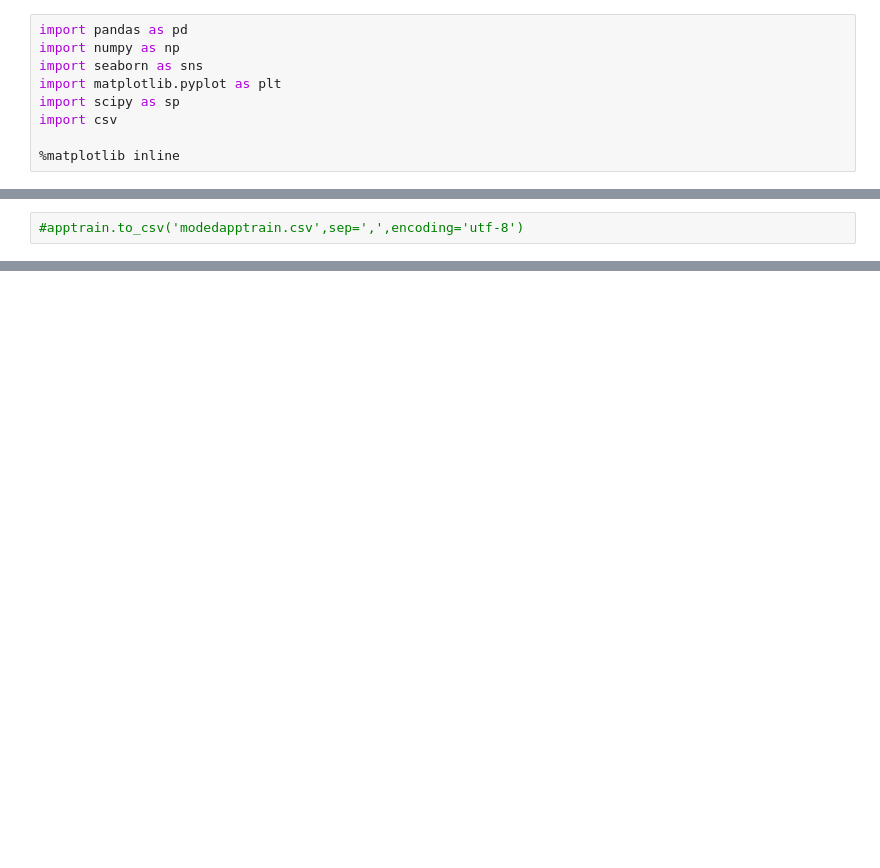
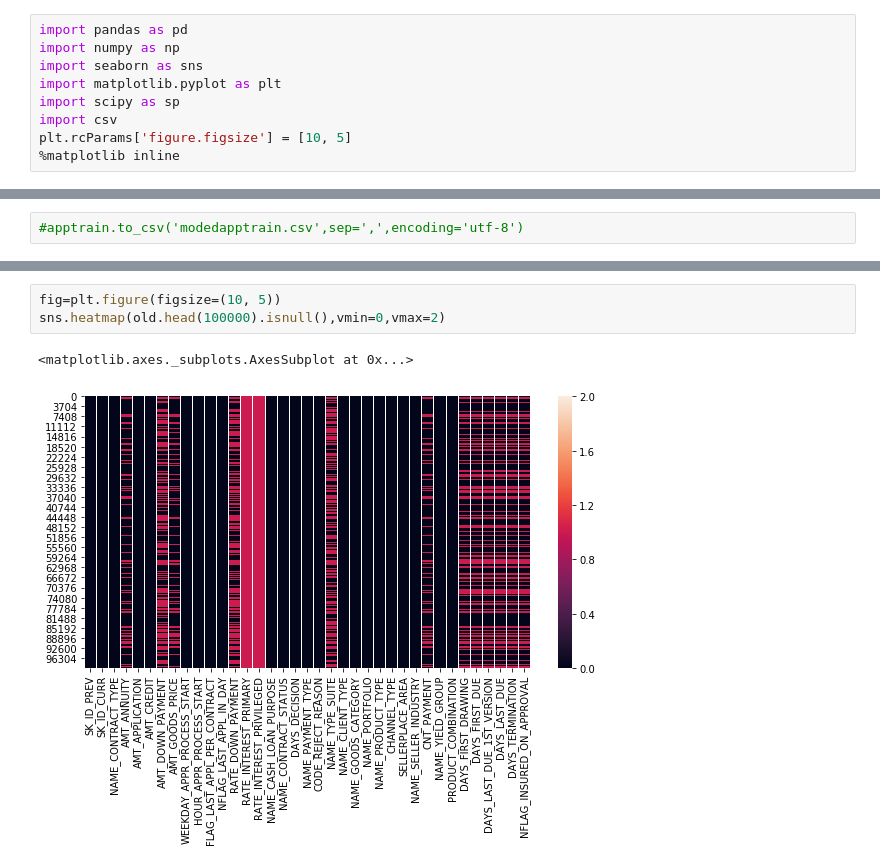
Before and after one commit to RajatChaudhari/HomeCreditDefaultRisk, a Jupyter notebook: HCDR1.ipynb, the cells around one changed output, grey strips where cells are left out. Cells and saved outputs as stored; diff of their text form; blank space fills up the shorter version.

```diff
--- a/HCDR1.ipynb
+++ b/HCDR1.ipynb
@@ -5,6 +5,6 @@ import seaborn as sns
 import matplotlib.pyplot as plt
 import scipy as sp
 import csv
-
+plt.rcParams['figure.figsize'] = [10, 5]
 %matplotlib inline
 # %%
@@ -55,0 +91,6 @@ apptrain.isnull()
+# %%
+fig=plt.figure(figsize=(10, 5))
+sns.heatmap(old.head(100000).isnull(),vmin=0,vmax=2)
+# %% [output]
+<matplotlib.axes._subplots.AxesSubplot at 0x...>
+[figure, added]
```
Also changed, not shown: parts of 22 cells of this notebook.
